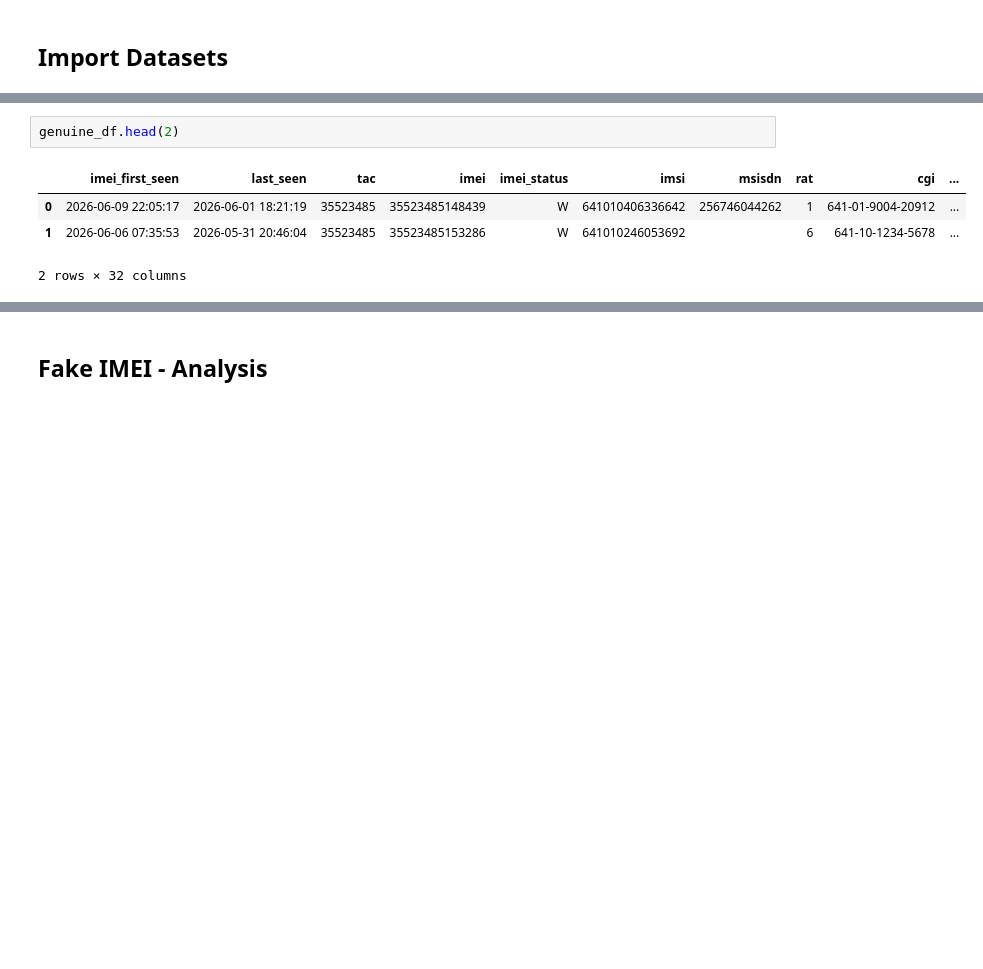
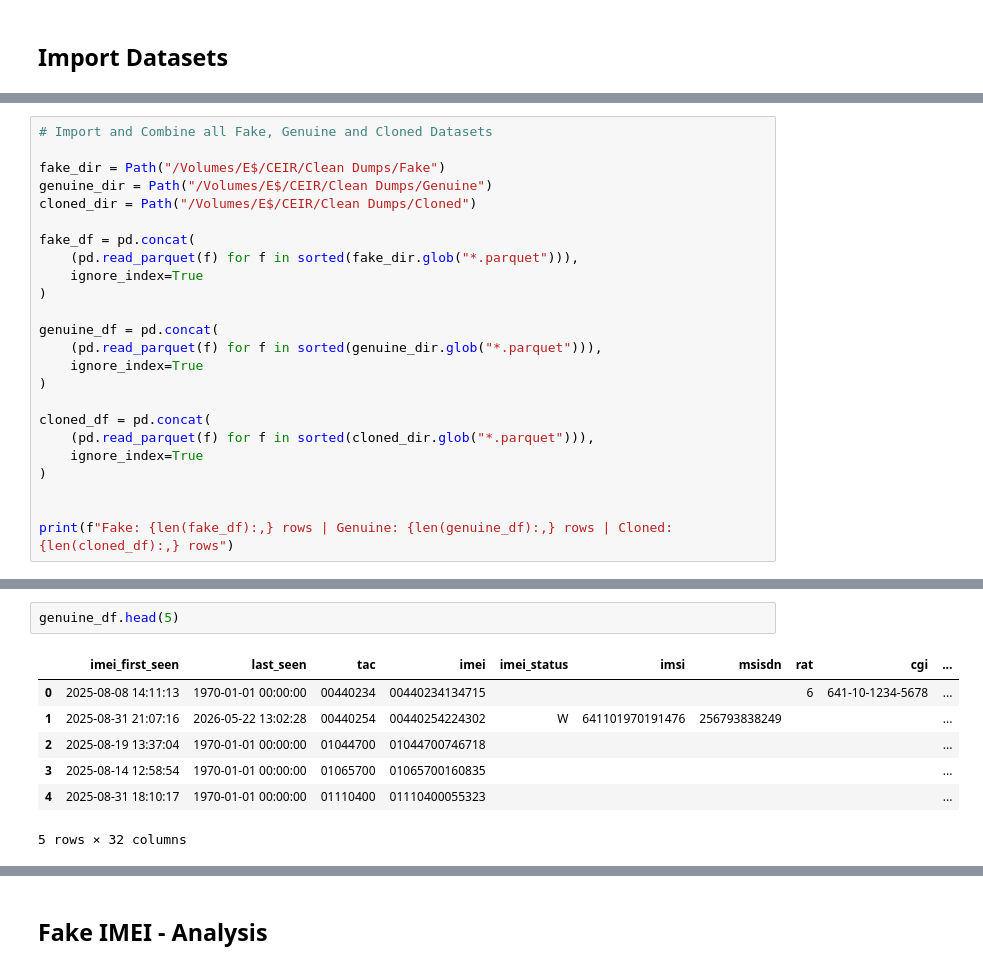
Before and after one commit to wmuheki/ceir_analytics, a Jupyter notebook: 2. eda_fake_clone_genuine.ipynb, the cells around one changed output, grey strips where cells are left out. Drawn from its saved outputs; the diff is of its cells as text; blank space fills up the shorter version.

Commit message:
Changes on clone, fake and genuine

```diff
--- a/2. eda_fake_clone_genuine.ipynb
+++ b/2. eda_fake_clone_genuine.ipynb
@@ -15,0 +11,24 @@ clone_df = pd.read_parquet("/Volumes/E$/CEIR/Clean Dumps/Cloned/all_cloned.parqu
+# %%
+# Import and Combine all Fake, Genuine and Cloned Datasets
+
+fake_dir = Path("/Volumes/E$/CEIR/Clean Dumps/Fake")
+genuine_dir = Path("/Volumes/E$/CEIR/Clean Dumps/Genuine")
+cloned_dir = Path("/Volumes/E$/CEIR/Clean Dumps/Cloned")
+
+fake_df = pd.concat(
+    (pd.read_parquet(f) for f in sorted(fake_dir.glob("*.parquet"))),
+    ignore_index=True
+)
+
+genuine_df = pd.concat(
+    (pd.read_parquet(f) for f in sorted(genuine_dir.glob("*.parquet"))),
+    ignore_index=True
+)
+
+cloned_df = pd.concat(
+    (pd.read_parquet(f) for f in sorted(cloned_dir.glob("*.parquet"))),
+    ignore_index=True
+)
+
+
+print(f"Fake: {len(fake_df):,} rows | Genuine: {len(genuine_df):,} rows | Cloned: {len(cloned_df):,} rows")
@@ -22,8 +46,11 @@ fake_df.head(2)
 # %%
-genuine_df.head(2)
+genuine_df.head(5)
 # %% [output]
 |  | imei_first_seen | last_seen | tac | imei | imei_status | imsi | msisdn | rat | cgi | ... |
-| 0 | 2026-06-09 22:05:17 | 2026-06-01 18:21:19 | 35523485 | 35523485148439 | W | 641010406336642 | 256746044262 | 1 | 641-01-9004-20912 | ... |
-| 1 | 2026-06-06 07:35:53 | 2026-05-31 20:46:04 | 35523485 | 35523485153286 | W | 641010246053692 |  | 6 | 641-10-1234-5678 | ... |
+| 0 | 2025-08-08 14:11:13 | 1970-01-01 00:00:00 | 00440234 | 00440234134715 |  |  |  | 6 | 641-10-1234-5678 | ... |
+| 1 | 2025-08-31 21:07:16 | 2026-05-22 13:02:28 | 00440254 | 00440254224302 | W | 641101970191476 | 256793838249 |  |  | ... |
+| 2 | 2025-08-19 13:37:04 | 1970-01-01 00:00:00 | 01044700 | 01044700746718 |  |  |  |  |  | ... |
+| 3 | 2025-08-14 12:58:54 | 1970-01-01 00:00:00 | 01065700 | 01065700160835 |  |  |  |  |  | ... |
+| 4 | 2025-08-31 18:10:17 | 1970-01-01 00:00:00 | 01110400 | 01110400055323 |  |  |  |  |  | ... |
-2 rows × 32 columns
+5 rows × 32 columns
 # %%
```
Also changed, not shown: parts of 10 cells of this notebook, 1 other file.
